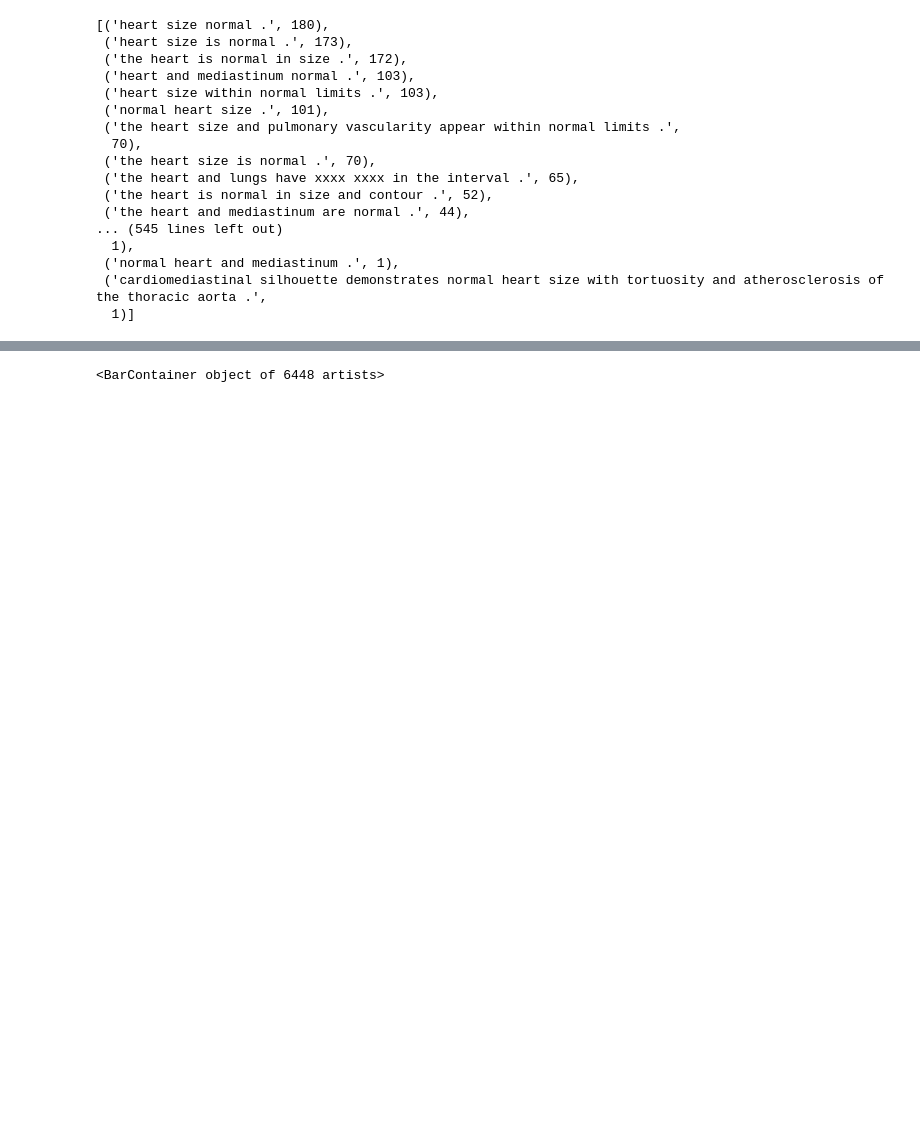
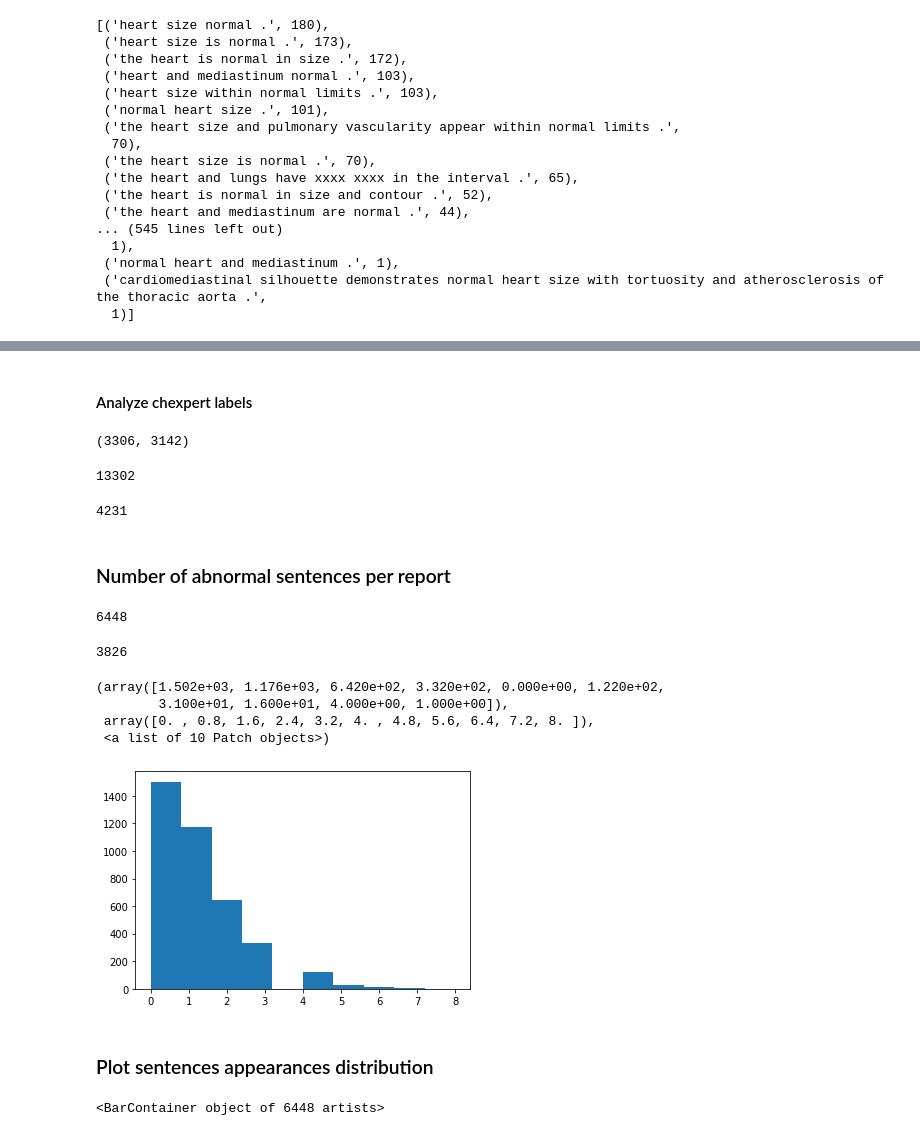
Before and after one commit to pdpino/medical-ai, a Jupyter notebook: medai/datasets/notebooks/iu_xray.ipynb, the cells around one changed output, grey strips where cells are left out. Saved outputs shown, nothing was run; the diff lists cells and outputs as text; code cells hidden in the pictures; blank space fills up the shorter version.

```diff
--- a/medai/datasets/notebooks/iu_xray.ipynb
+++ b/medai/datasets/notebooks/iu_xray.ipynb
@@ -625,0 +647,5 @@ l[:20]
+# %%
+%%time
+
+labels = _apply_labeler_to_column(df_sentences, 'sentences')
+labels.shape
@@ -625,0 +657,3 @@ l[:20]
+# %%
+df_sentences = _concat_df_matrix(df_sentences, labels)
+df_sentences.head()
@@ -626,3 +670,51 @@ l[:20]
+# %% [markdown]
+#### Analyze chexpert labels
+# %%
+snt_normal = df_sentences[df_sentences['No Finding'] == 1]
+snt_abnormal = df_sentences[df_sentences['No Finding'] == 0]
+len(snt_normal), len(snt_abnormal)
+# %% [output]
+(3306, 3142)
+# %%
+snt_normal['appearances'].sum()
+# %% [output]
+13302
+# %%
+snt_abnormal['appearances'].sum()
+# %% [output]
+4231
+# %% [markdown]
+### Number of abnormal sentences per report
+# %%
+is_sentence_normal = dict()
+for index, row in df_sentences.iterrows():
+    sentence = row['sentences']
+    is_normal = row['No Finding']
+    is_sentence_normal[sentence] = is_normal
+len(is_sentence_normal)
+# %% [output]
+6448
+# %%
+res = []
+for report in reports:
+    number_of_abnormal = sum(
+        1 - is_sentence_normal[sentence]
+        for sentence in split_sentences(report['clean_text'])
+    )
+    res.append(number_of_abnormal)
+len(res)
+# %% [output]
+3826
+# %%
+plt.hist(res)
+# %% [output]
+(array([1.502e+03, 1.176e+03, 6.420e+02, 3.320e+02, 0.000e+00, 1.220e+02,
+        3.100e+01, 1.600e+01, 4.000e+00, 1.000e+00]),
+ array([0. , 0.8, 1.6, 2.4, 3.2, 4. , 4.8, 5.6, 6.4, 7.2, 8. ]),
+ <a list of 10 Patch objects>)
+[figure, added]
+# %% [markdown]
+### Plot sentences appearances distribution
 # %%
 values = [t[1] for t in l]
 # %%
```
Also changed, not shown: parts of 25 cells of this notebook, 3 other files.
